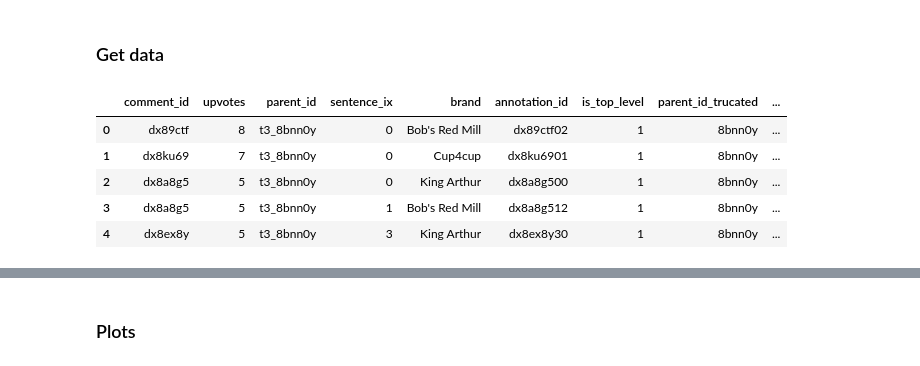
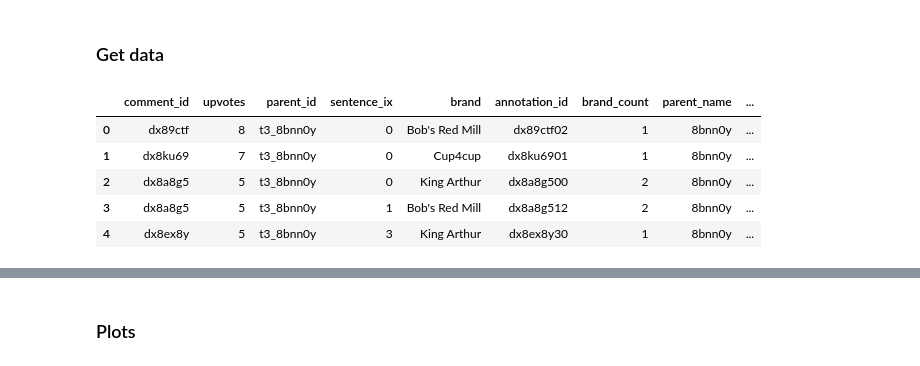
Before and after one commit to kkeller88/product-meta-analysis, a Jupyter notebook: notebooks/reddit-comments-general.ipynb, the cells around one changed output, grey strips where cells are left out. Cells and saved outputs as stored; diff of their text form; code cells hidden in the pictures.

```diff
--- a/notebooks/reddit-comments-general.ipynb
+++ b/notebooks/reddit-comments-general.ipynb
@@ -21,42 +12,30 @@ plt.rc('font', **font)
 # %%
 # TODO: add a read_pandas function to Database class
 db = Database()
 comments = db.read(f"""
     select
         c.comment_id,
         c.upvotes,
         c.parent_id,
         a.sentence_ix,
         a.brand,
         a.annotation_id
     from reddit_comments c
     inner join reddit_comment_annotations a
         on a.comment_id = c.comment_id
     where c.category='{category}'
     """)
 comments = pd.DataFrame(comments, columns=['comment_id', 'upvotes', 'parent_id', 'sentence_ix', 'brand', 'annotation_id'])
 db.close()
 
-# NOTE: t3_threadid are top level comments and t1_commentid are lower level comments
-comments['is_top_level'] = comments['parent_id'].map(lambda x: 1 if re.match('t3_', x) else 0)
-comments['parent_id_trucated'] = comments['parent_id'].map(lambda x: x[3:])
-brand_counts = comments \
-    .groupby('comment_id') \
-    .apply(lambda x: len(set(x['brand']))) \
-    .reset_index()\
-    .rename(columns={0:'brand_count'})
-comments = comments.merge(brand_counts, on='comment_id', how='left')
-elligible_comments = comments[
-        (comments['is_top_level'] == 1) &
-        (comments['brand_count'] <= 2)
-        ] \
-    .drop_duplicates(subset=['comment_id', 'brand'])
+
+elligible_comments = r.get_eligible_top_level_comments(comments)
 
 elligible_comments.head(5)
 # %% [output]
-|  | comment_id | upvotes | parent_id | sentence_ix | brand | annotation_id | is_top_level | parent_id_trucated | ... |
+|  | comment_id | upvotes | parent_id | sentence_ix | brand | annotation_id | brand_count | parent_name | ... |
 | 0 | dx89ctf | 8 | t3_8bnn0y | 0 | Bob's Red Mill | dx89ctf02 | 1 | 8bnn0y | ... |
 | 1 | dx8ku69 | 7 | t3_8bnn0y | 0 | Cup4cup | dx8ku6901 | 1 | 8bnn0y | ... |
-| 2 | dx8a8g5 | 5 | t3_8bnn0y | 0 | King Arthur | dx8a8g500 | 1 | 8bnn0y | ... |
-| 3 | dx8a8g5 | 5 | t3_8bnn0y | 1 | Bob's Red Mill | dx8a8g512 | 1 | 8bnn0y | ... |
+| 2 | dx8a8g5 | 5 | t3_8bnn0y | 0 | King Arthur | dx8a8g500 | 2 | 8bnn0y | ... |
+| 3 | dx8a8g5 | 5 | t3_8bnn0y | 1 | Bob's Red Mill | dx8a8g512 | 2 | 8bnn0y | ... |
 | 4 | dx8ex8y | 5 | t3_8bnn0y | 3 | King Arthur | dx8ex8y30 | 1 | 8bnn0y | ... |
```
Also changed, not shown: parts of 19 cells of this notebook, 5 other files.
